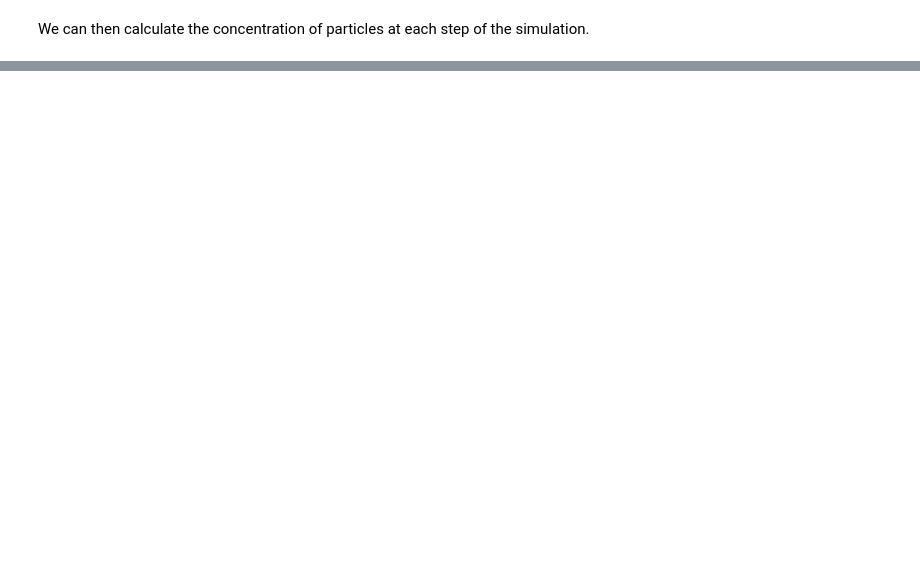
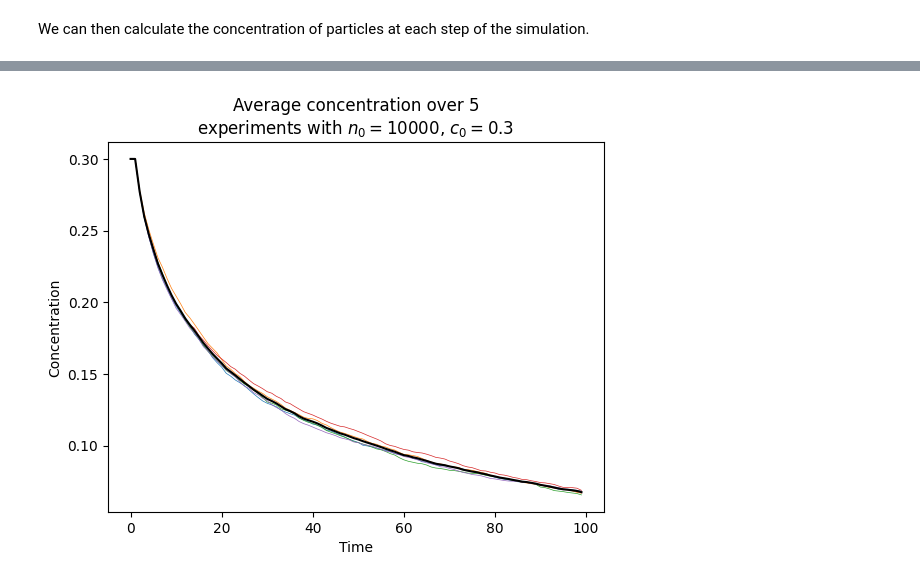
Before and after one commit to Epsylene/BrownianAnnihilation, a Jupyter notebook: brownian.ipynb, the cells around one changed output, grey strips where cells are left out. Drawn from its saved outputs; the diff is of its cells as text; code cells hidden in the pictures; blank space fills up the shorter version.

```diff
--- a/brownian.ipynb
+++ b/brownian.ipynb
@@ -35,0 +36,4 @@ R^2 = 0.9949587953440204
+# %%
+avg_c = avg_concentration(Brownian, (10000, 0.3), 5)
+# %% [output]
+[figure, added]
```
Also changed, not shown: parts of 5 cells of this notebook, 2 other files.
